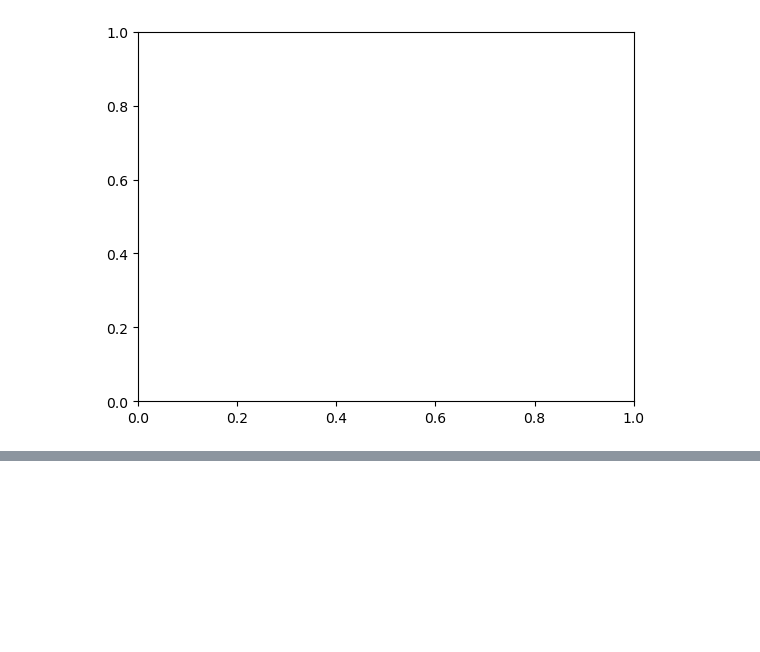
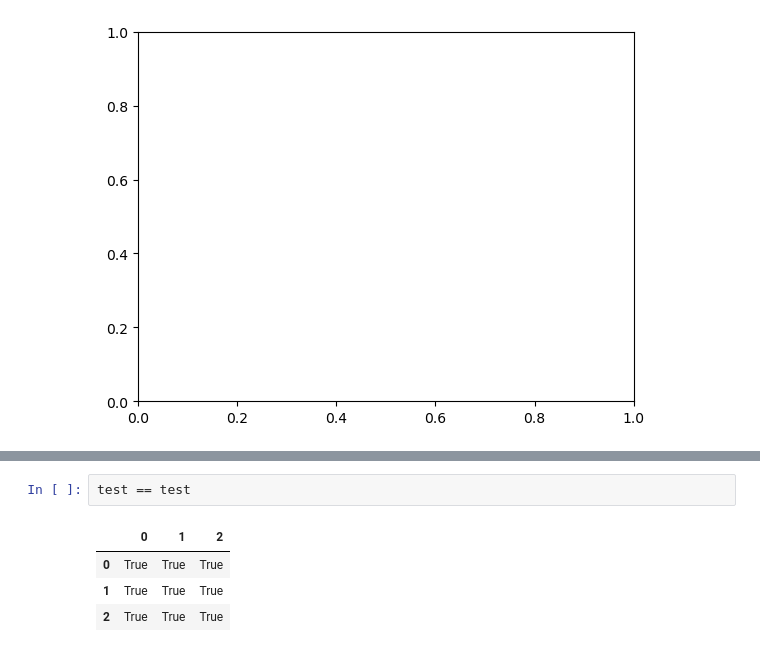
Before and after one commit to jorchard/pc_nengo, a Jupyter notebook: data_analysis.ipynb, the cells around one changed output, grey strips where cells are left out. Cells and saved outputs as stored; diff of their text form; blank space fills up the shorter version.

```diff
--- a/data_analysis.ipynb
+++ b/data_analysis.ipynb
@@ -1063,0 +1072,7 @@ ValueError: x and y can be no greater than 2D, but have shapes (10,) and (10, 8,
+# %%
+test == test
+# %% [output]
+|  | 0 | 1 | 2 |
+| 0 | True | True | True |
+| 1 | True | True | True |
+| 2 | True | True | True |
```
Also changed, not shown: parts of 2 cells of this notebook, 8 other files.
